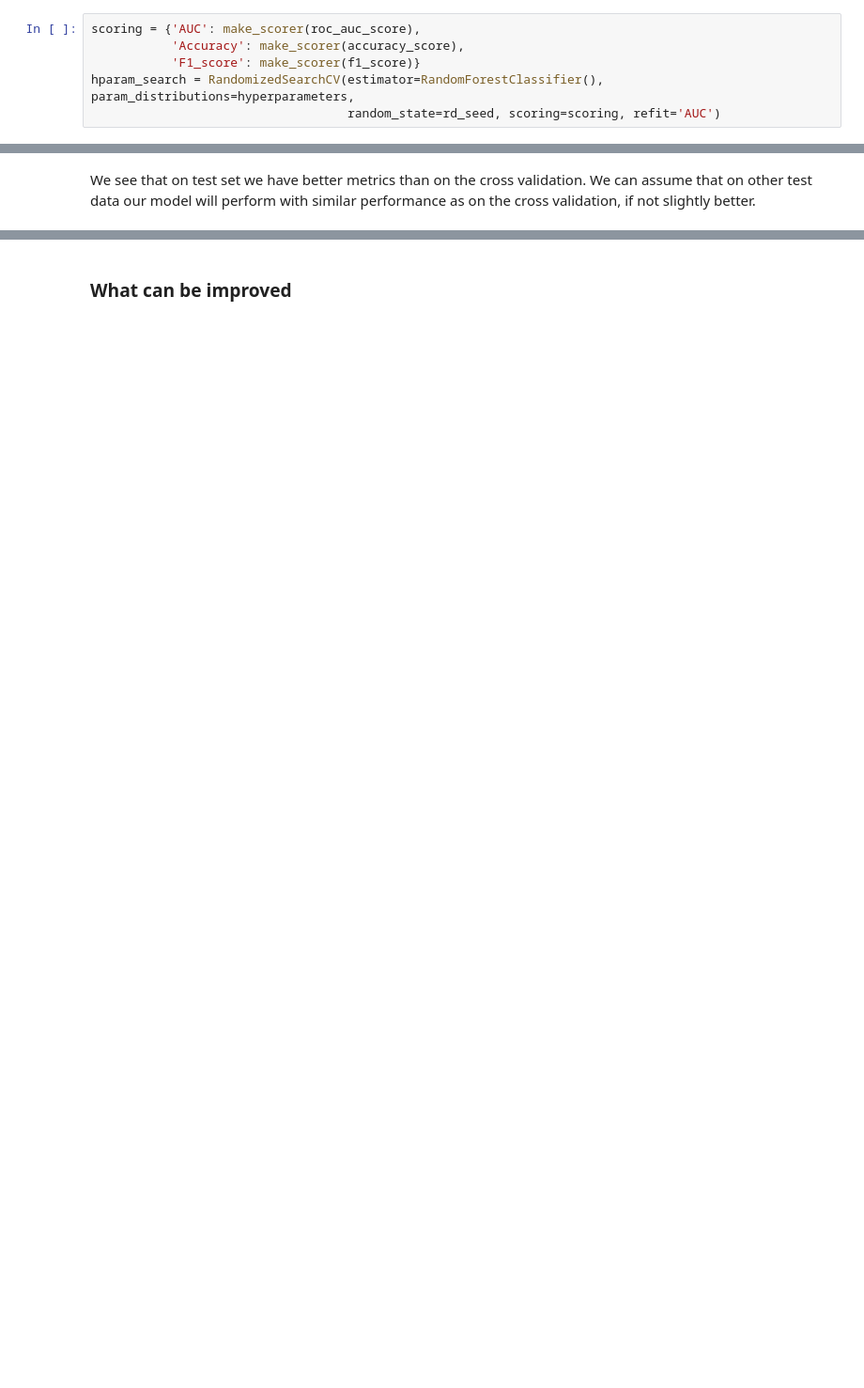
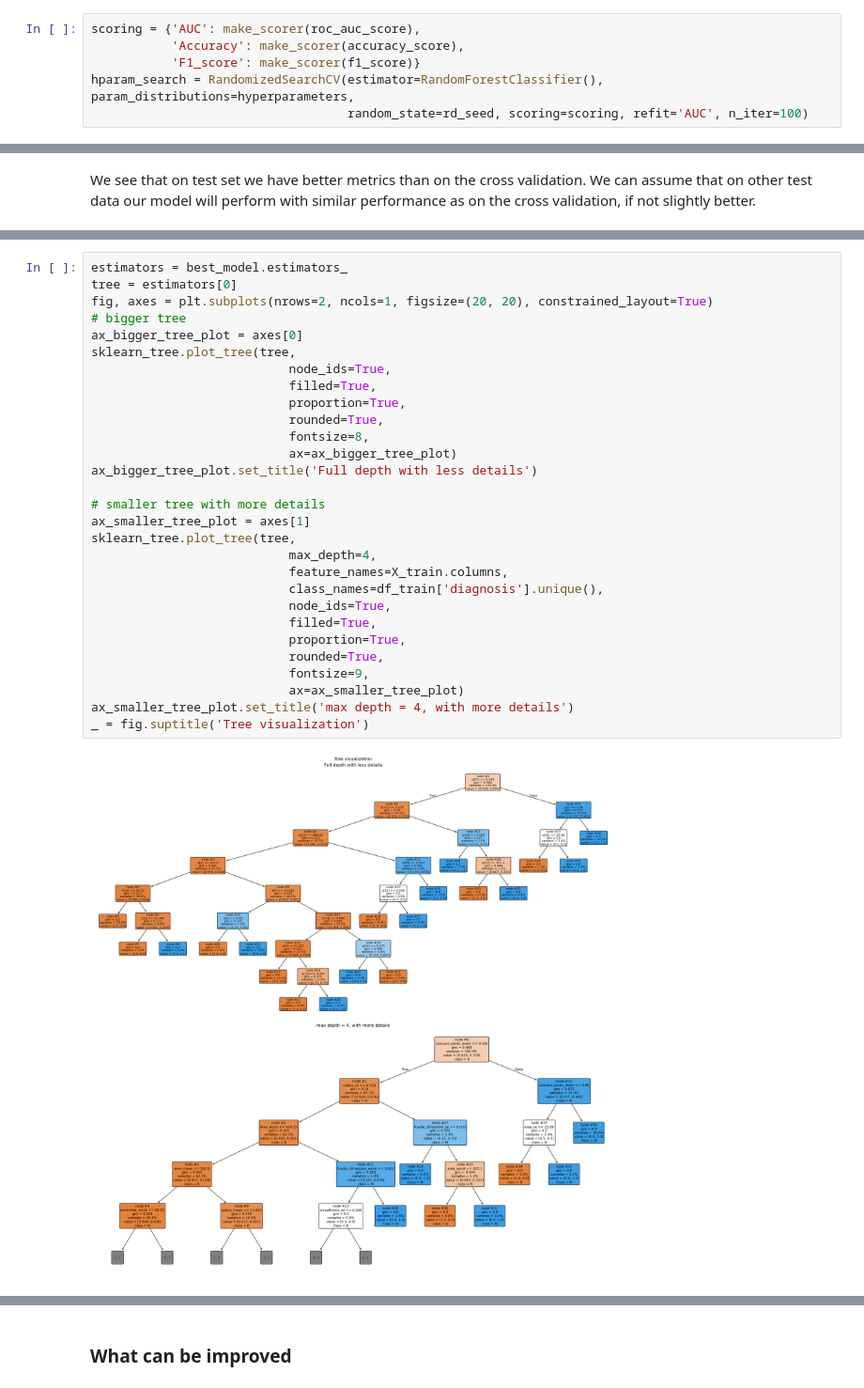
Before and after one commit to nickobard/Knowledge-Systems-Projects, a Jupyter notebook: task_04/rules_extraction.ipynb, the cells around one changed output, grey strips where cells are left out. Shown at 94% size. Drawn from its saved outputs; the diff is of its cells as text; blank space fills up the shorter version.

```diff
--- a/task_04/rules_extraction.ipynb
+++ b/task_04/rules_extraction.ipynb
@@ -173,7 +176,7 @@ scoring = {'AUC': make_scorer(roc_auc_score),
            'Accuracy': make_scorer(accuracy_score),
            'F1_score': make_scorer(f1_score)}
 hparam_search = RandomizedSearchCV(estimator=RandomForestClassifier(), param_distributions=hyperparameters,
-                                   random_state=rd_seed, scoring=scoring, refit='AUC')
+                                   random_state=rd_seed, scoring=scoring, refit='AUC', n_iter=100)
 # %%
 results = hparam_search.fit(X_train, y_train)
 # %%
@@ -242,0 +253,31 @@ We see that on test set we have better metrics than on the cross validation. We
+# %%
+estimators = best_model.estimators_
+tree = estimators[0]
+fig, axes = plt.subplots(nrows=2, ncols=1, figsize=(20, 20), constrained_layout=True)
+# bigger tree
+ax_bigger_tree_plot = axes[0]
+sklearn_tree.plot_tree(tree,
+                           node_ids=True,
+                           filled=True,
+                           proportion=True,
+                           rounded=True,
+                           fontsize=8,
+                           ax=ax_bigger_tree_plot)
+ax_bigger_tree_plot.set_title('Full depth with less details')
+
+# smaller tree with more details
+ax_smaller_tree_plot = axes[1]
+sklearn_tree.plot_tree(tree,
+                           max_depth=4,
+                           feature_names=X_train.columns,
+                           class_names=df_train['diagnosis'].unique(),
+                           node_ids=True,
+                           filled=True,
+                           proportion=True,
+                           rounded=True,
+                           fontsize=9,
+                           ax=ax_smaller_tree_plot)
+ax_smaller_tree_plot.set_title('max depth = 4, with more details')
+_ = fig.suptitle('Tree visualization')
+# %% [output]
+[figure, added]
```
Also changed, not shown: parts of 25 cells of this notebook, 1 other file.
